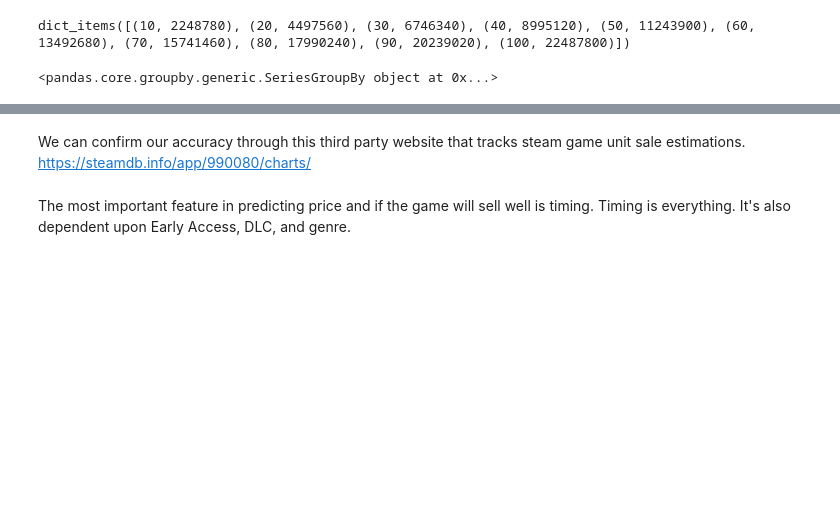
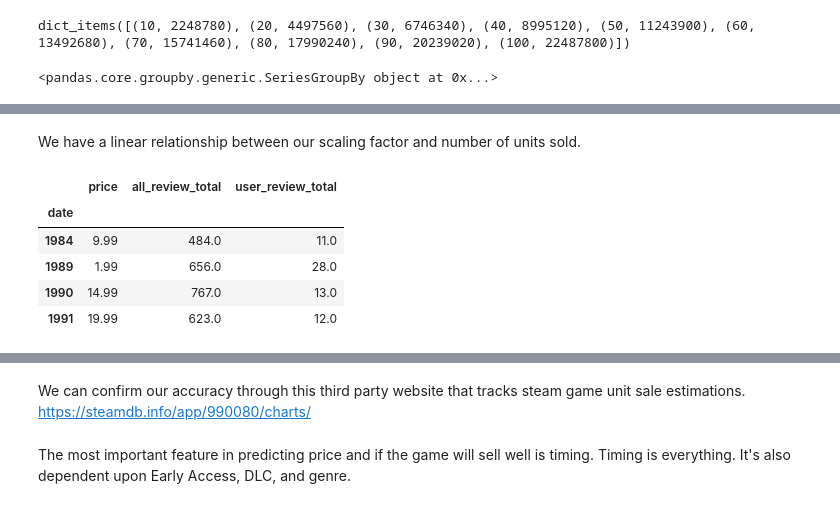
Before and after one commit to hypothetical-lemon/COMP4448, a Jupyter notebook: final_project.ipynb, the cells around one changed output, grey strips where cells are left out. Saved outputs shown, nothing was run; the diff lists cells and outputs as text; code cells hidden in the pictures; blank space fills up the shorter version.

```diff
--- a/final_project.ipynb
+++ b/final_project.ipynb
@@ -406,0 +422,12 @@ sns.boxplot(data=clean_df, x=year_group);
+# %% [markdown]
+We have a linear relationship between our scaling factor and number of units sold.
+# %%
+year_group = clean_df.groupby(clean_df.date.dt.year).mean()
+year_group.head(4)
+# %% [output]
+|  | price | all_review_total | user_review_total |
+| date |  |  |  |
+| 1984 | 9.99 | 484.0 | 11.0 |
+| 1989 | 1.99 | 656.0 | 28.0 |
+| 1990 | 14.99 | 767.0 | 13.0 |
+| 1991 | 19.99 | 623.0 | 12.0 |
```
Also changed, not shown: parts of 9 cells of this notebook.
